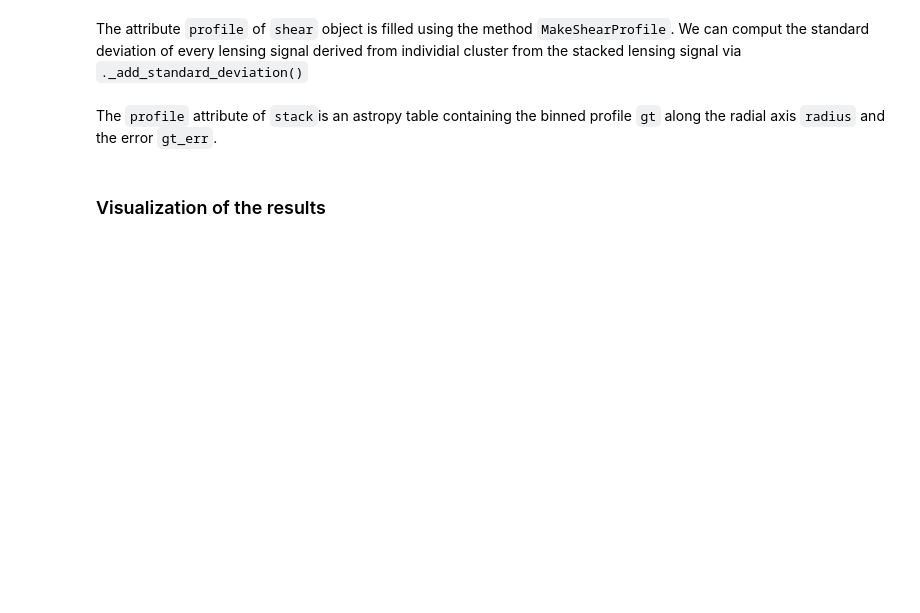
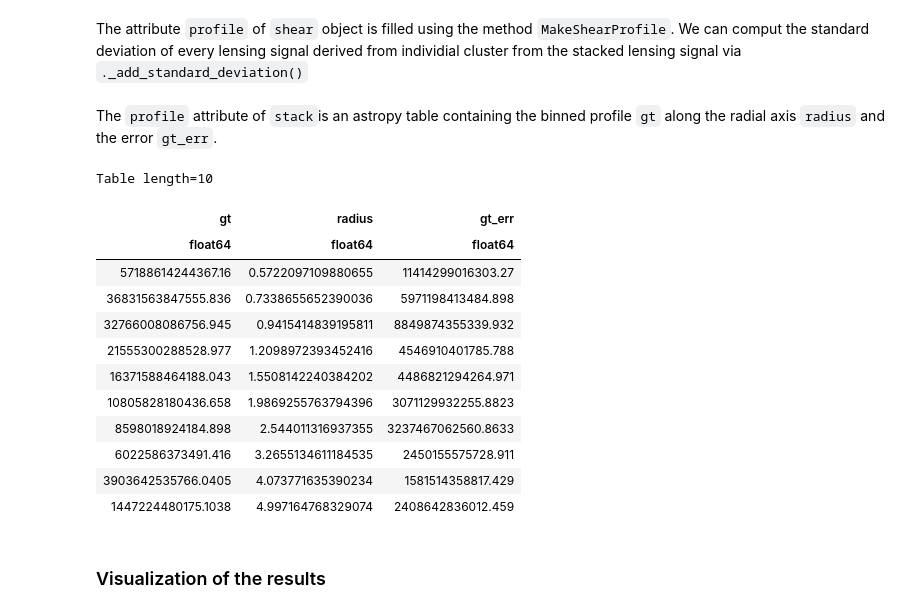
Before and after one commit to payerne/DC2Analysis, a Jupyter notebook: Example_stacking.ipynb, the cells around one changed output. Saved outputs shown, nothing was run; the diff lists cells and outputs as text; code cells hidden in the pictures; blank space fills up the shorter version.

```diff
--- a/Example_stacking.ipynb
+++ b/Example_stacking.ipynb
@@ -136,6 +137,22 @@ stack._add_standard_deviation()
 The `profile` attribute of `stack`is an astropy table containing the binned profile `gt` along the radial axis `radius` and the error `gt_err`.
 # %%
 profile = stack.profile
+# %%
+profile
+# %% [output]
+Table length=10
+| gt | radius | gt_err |
+| float64 | float64 | float64 |
+| 57188614244367.16 | 0.5722097109880655 | 11414299016303.27 |
+| 36831563847555.836 | 0.7338655652390036 | 5971198413484.898 |
+| 32766008086756.945 | 0.9415414839195811 | 8849874355339.932 |
+| 21555300288528.977 | 1.2098972393452416 | 4546910401785.788 |
+| 16371588464188.043 | 1.5508142240384202 | 4486821294264.971 |
+| 10805828180436.658 | 1.9869255763794396 | 3071129932255.8823 |
+| 8598018924184.898 | 2.544011316937355 | 3237467062560.8633 |
+| 6022586373491.416 | 3.2655134611184535 | 2450155575728.911 |
+| 3903642535766.0405 | 4.073771635390234 | 1581514358817.429 |
+| 1447224480175.1038 | 4.997164768329074 | 2408642836012.459 |
 # %% [markdown]
 ### Visualization of the results
 # %% [markdown]
```
Also changed, not shown: parts of 7 cells of this notebook, 2 other files.
